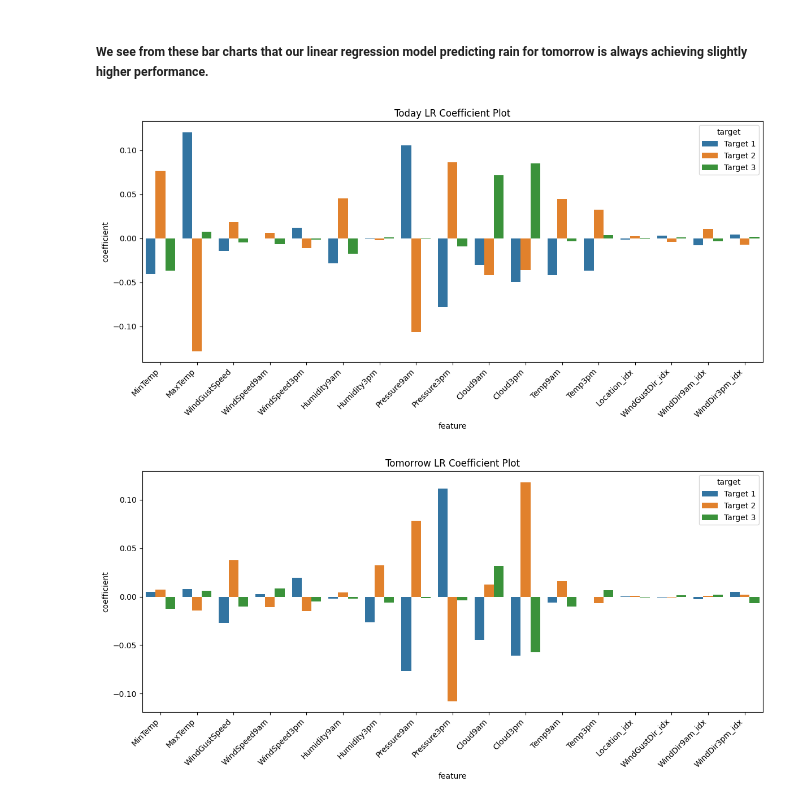
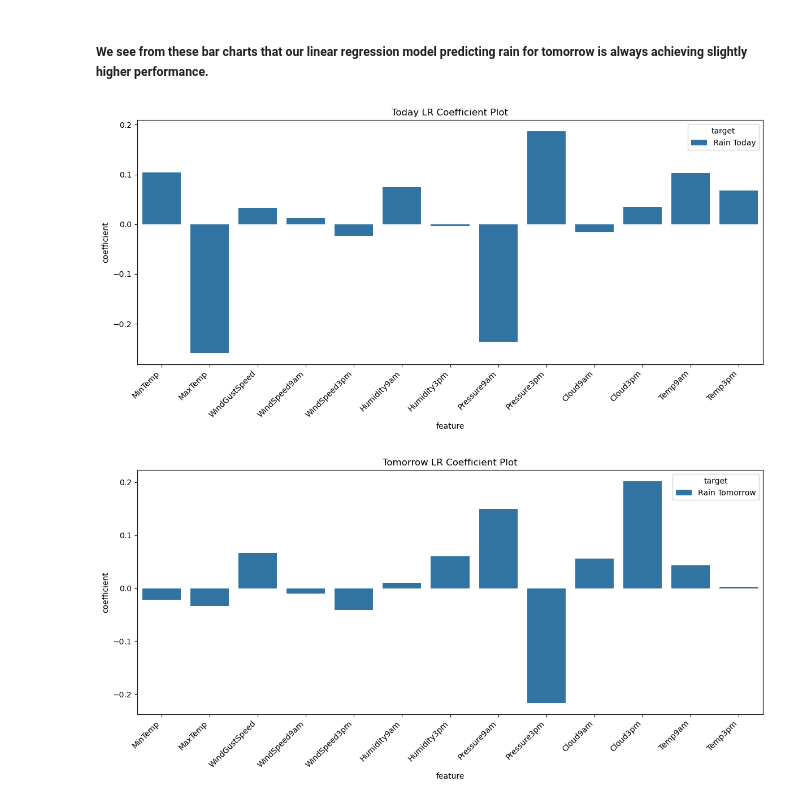
Before and after one commit to jerdrb/cosc526-sum26-grp11, a Jupyter notebook: code_10_of_10_data_mine_team11_final_assignment.ipynb, the cells around one changed output. Saved outputs shown, nothing was run; the diff lists cells and outputs as text; code cells hidden in the pictures.

```diff
--- a/code_10_of_10_data_mine_team11_final_assignment.ipynb
+++ b/code_10_of_10_data_mine_team11_final_assignment.ipynb
@@ -249,28 +249,27 @@ Our first attempt is with Logistic Regression, and the results are fairly good -
 from pyspark.ml import Pipeline
 from pyspark.ml.feature import StringIndexer, VectorAssembler
 
-# Index categorical features
-categorical_cols = ['Location', 'WindGustDir', 'WindDir9am', 'WindDir3pm']
-indexers = [
-    StringIndexer(inputCol=col_name, outputCol=col_name + "_idx", handleInvalid="keep")
-    for col_name in categorical_cols
-]
+# Index the labels (RainToday and RainTomorrow)
+# Interestingly, using handleInvalid="keep" resulted in an additional index, even though
+#   each column only contains distinct values of "Yes" and "No"
+today_label = StringIndexer(inputCol="RainToday", outputCol="today_label", handleInvalid="skip")
+tomorrow_label = StringIndexer(inputCol="RainTomorrow", outputCol="tomorrow_label", handleInvalid="skip")
 
-# Index the labels (RainToday and RainTomorrow)
-today_label = StringIndexer(inputCol="RainToday", outputCol="today_label", handleInvalid="keep")
-tomorrow_label = StringIndexer(inputCol="RainTomorrow", outputCol="tomorrow_label", handleInvalid="keep")
-
-# Assemble numerical and indexed categorical features
-# Omit 'Rainfall' column or we'll always perfectly predict whether it's raining today (lol)
+# Numerical features to keep
+# Omit 'Rainfall' column or we'll always perfectly predict whether it's raining today
 numerical_cols = [
     'MinTemp', 'MaxTemp', 'WindGustSpeed',
     'WindSpeed9am', 'WindSpeed3pm', 'Humidity9am', 'Humidity3pm',
     'Pressure9am', 'Pressure3pm', 'Cloud9am', 'Cloud3pm',
-    'Temp9am', 'Temp3pm'
+    'Temp9am', 'Temp3pm',
 ]
-feature_cols = numerical_cols + [col + "_idx" for col in categorical_cols]
 
-assembler = VectorAssembler(inputCols=feature_cols, outputCol="features", handleInvalid="skip")
+# The following columns are null in at least 1/3 of the entries. Omit these columns.
+weather_df = weather_df.drop('Location', 'WindGustDir', 'WindDir9am', 'WindDir3pm')
+
+# In remaining columns, drop any remaining null entries. This leaves us with 58,090 entries to train the model.
+weather_df = weather_df.dropna()
+assembler = VectorAssembler(inputCols=numerical_cols, outputCol="features", handleInvalid="skip")
 
 # Split into training and test sets
 train_data, test_data = weather_df.randomSplit([0.8, 0.2], seed=42)
@@ -283,12 +282,12 @@ from pyspark.ml.classification import LogisticRegression
 from pyspark.ml.evaluation import MulticlassClassificationEvaluator
 
 # Logistic Regression models
-lr_today = LogisticRegression(featuresCol="features", labelCol="today_label")
-lr_tomorrow = LogisticRegression(featuresCol="features", labelCol="tomorrow_label")
+lr_today = LogisticRegression(featuresCol="features", labelCol="today_label", family="binomial")
+lr_tomorrow = LogisticRegression(featuresCol="features", labelCol="tomorrow_label", family="binomial")
 
 # Build pipelines
-pipeline_today = Pipeline(stages=indexers + [today_label, assembler, lr_today])
-pipeline_tomorrow = Pipeline(stages=indexers + [tomorrow_label, assembler, lr_tomorrow])
+pipeline_today = Pipeline(stages=[today_label, assembler, lr_today])
+pipeline_tomorrow = Pipeline(stages=[tomorrow_label, assembler, lr_tomorrow])
 
 # Train LR models
 model_lr_today = pipeline_today.fit(train_data)
@@ -304,6 +303,6 @@ evaluator_tomorrow = MulticlassClassificationEvaluator(labelCol="tomorrow_label"
 
 accuracy_today = evaluator_today.evaluate(predictions_lr_today)
 accuracy_tomorrow = evaluator_tomorrow.evaluate(predictions_lr_tomorrow)
-print(f"Accuracy for today, Logistic Regression = {accuracy_today:.4f}")
-print(f"Accuracy for tomorrow, Logistic Regression = {accuracy_tomorrow:.4f}")
+print(f"Accuracy for today, Logistic Regression = {accuracy_today:.2%}")
+print(f"Accuracy for tomorrow, Logistic Regression = {accuracy_tomorrow:.2%}")
 # %% [output]
@@ -416,33 +415,34 @@ def showResidualLine(prediction , labelName , plotName):
 # %%
 #Coefficient plots
 import numpy as np
 import seaborn as sns
 import pandas as pd
 
 #implementation based on: https://chatgpt.com/share/688a7a74-2eac-8008-83c3-b20af0c52079
 def showCoefficientsMatrix(lrPipeline , plotName):
     #lrPipeline is a pipeline model. We need to get the original linear regression as in:
     lrModel = lrPipeline.stages[-1]
     coefficients = lrModel.coefficientMatrix.toArray()
     intercept = lrModel.interceptVector
     features = assembler.getInputCols()
     coefficientArray = np.array(coefficients)
-    responseLabels = ['Target 1', 'Target 2', 'Target 3']
+    responseLabels = ['Rain ' + plotName.split(" ")[0]]
     plotDF = pd.DataFrame(coefficientArray.T , columns = responseLabels)
     plotDF['feature'] = features
     plotDF = plotDF.melt(id_vars = 'feature' , var_name = 'target' , value_name = 'coefficient')
 
     plt.figure(figsize = (12 , 6))
     sns.barplot(data = plotDF , x = 'feature' , y = 'coefficient' , hue = 'target')
 
     plt.xticks(rotation = 45 , ha = 'right')
     plt.title(plotName)
     plt.tight_layout()
     plt.show()
 
 
 showCoefficientsMatrix(model_lr_today , "Today LR Coefficient Plot")
+print()
 showCoefficientsMatrix(model_lr_tomorrow , "Tomorrow LR Coefficient Plot")
 # %% [output]
-[figure, old version]
+[figure, new version]
-[figure, old version]
+[figure, new version]
```
Also changed, not shown: parts of 12 cells of this notebook.
